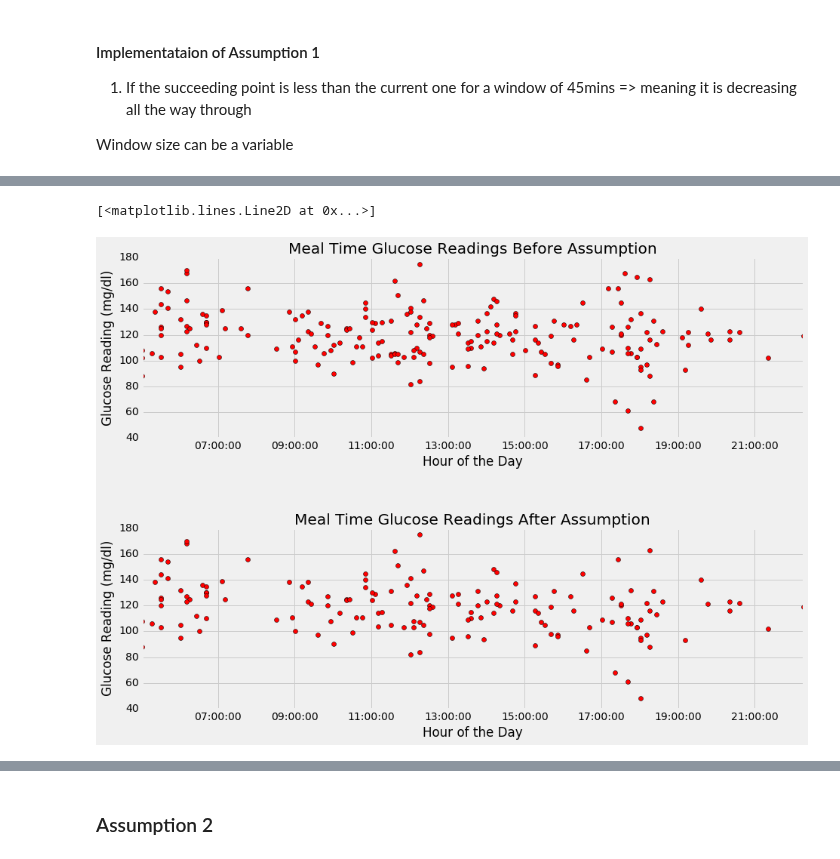
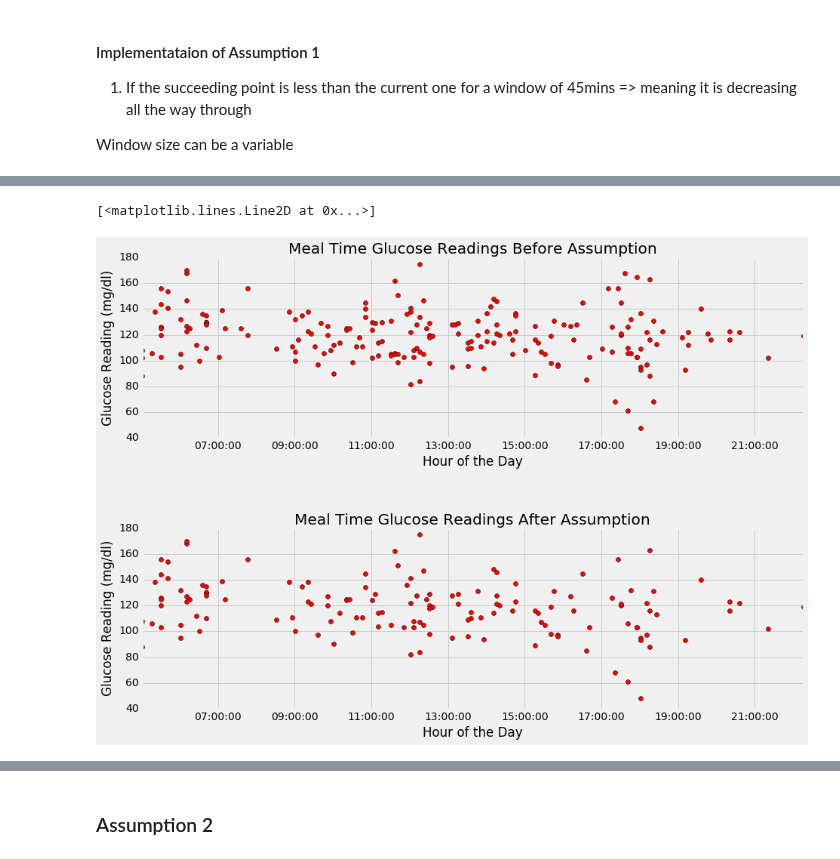
Before and after one commit to SalChem/Diabetic-Project, a Jupyter notebook: Smoothing and Filtering.ipynb, the cells around one changed output, grey strips where cells are left out. Saved outputs shown, nothing was run; the diff lists cells and outputs as text; code cells hidden in the pictures.

```diff
--- a/Smoothing and Filtering.ipynb
+++ b/Smoothing and Filtering.ipynb
@@ -336,7 +336,9 @@ The result plot shows that it may take a while for the food intake to be reflect
 
 Window size can be a variable
 # %%
-df_P1_Cleaned = pd.DataFrame(df_P14)
+df_P1_Cleaned = copy.deepcopy(df_P14)
+
+#print df_P1_Cleaned
 
 incr = 5 #5 minutes increment - Do not change this as data is recorded every 5 mins
 assumption1_ws = 45 #This reprensents the minutes food may take to be reflected on the blood glucose
@@ -401,4 +403,7 @@ df_P1_Cleaned = df_P1_Cleaned.reset_index(drop=True)
 
 print "The number of original meals are", df_P14['CHO (g)'].size
 print "The number of meals that were kept are", df_P1_Cleaned['CHO (g)'].size
+
+
+df_P1_New=copy.deepcopy(df_P1_Cleaned)
 # %% [output]
@@ -456,36 +431,39 @@ show(plot)
 # %%
+
 import matplotlib.dates as md
 
 d = datetime.datetime.today()
 for i in range(len(df_P1_Cleaned)):
     #dt = df6.Date[i].replace(year=2009, month=5, day=25)
     dt = df_P1_Cleaned.Date[i].replace(year=d.year, month=d.month, day=d.day)
     df_P1_Cleaned.Date[i] = dt
 
-df_all_readings = pd.DataFrame(df_P14)
+#Both lines below do same can copy contect to new dataframe, but do not use df_all_readings = pd.DataFrame(df_P14) as df_P14 will be modified if other is
+#df_all_readings = pd.DataFrame(df_P14).convert_objects(convert_numeric=True)
+df_all_readings = copy.deepcopy(df_P14)
+
 d = datetime.datetime.today()
 for i in range(len(df_all_readings)):
     #dt = df6.Date[i].replace(year=2009, month=5, day=25)
     dt = df_all_readings.Date[i].replace(year=d.year, month=d.month, day=d.day)
     df_all_readings.Date[i] = dt
-
 
 fig = plt.figure(figsize= (14,10))
 plt.subplots_adjust(hspace=0.5)
 sub1 = fig.add_subplot(211)
 sub1.set_xlabel('Hour of the Day')
 sub1.set_ylabel('Glucose Reading (mg/dl)')
 sub1.set_title('Meal Time Glucose Readings Before Assumption')
 plt.plot_date(df_all_readings.Date, df_all_readings['mg/dL'], 'ro', label="Meal Times")
 
 sub2 = fig.add_subplot(212)
 sub2.set_xlabel('Hour of the Day')
 sub2.set_ylabel('Glucose Reading (mg/dl)')
 sub2.set_title('Meal Time Glucose Readings After Assumption')
 plt.plot_date(df_P1_Cleaned.Date, df_P1_Cleaned['mg/dL'], 'ro', label="Meal Times")
 # %% [output]
 [<matplotlib.lines.Line2D at 0x...>]
-[figure, old version]
+[figure, new version]
 # %%
 fig = plt.figure(figsize= (14,10))
 plt.subplots_adjust(hspace=0.5)
```
Also changed, not shown: parts of 10 cells of this notebook.
